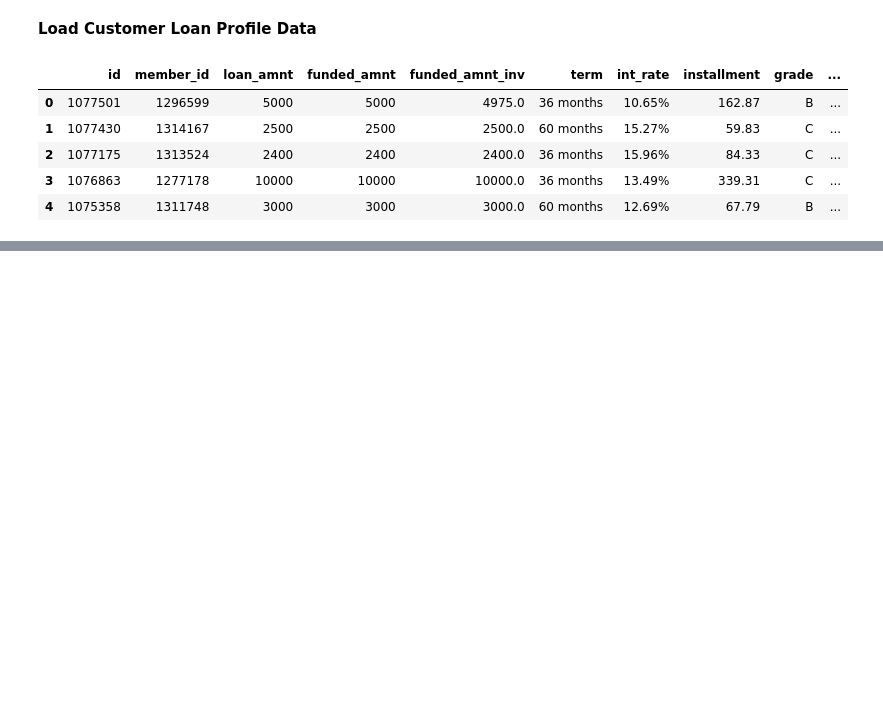
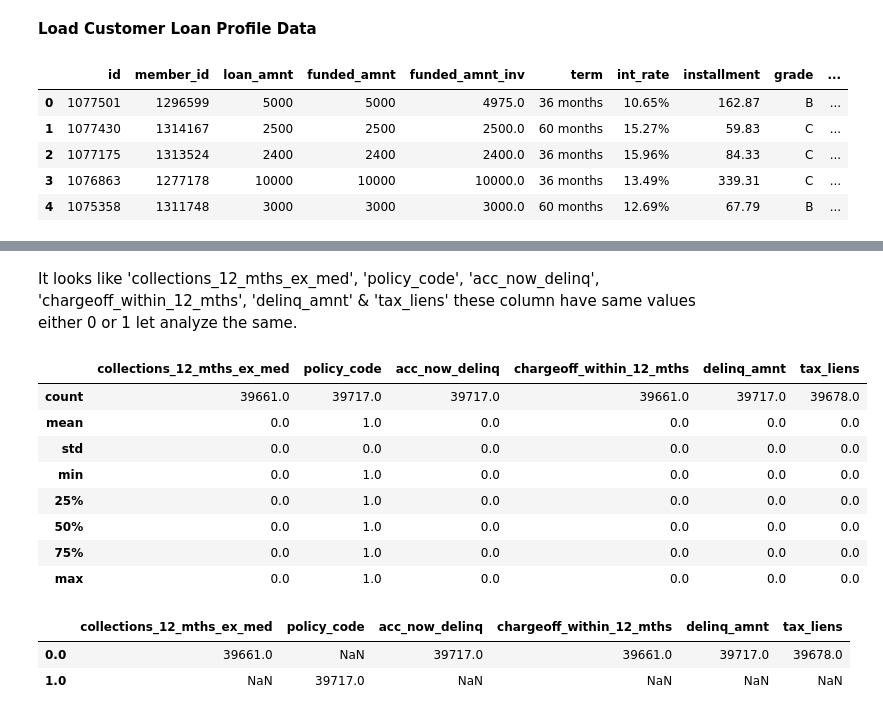
Before and after one commit to ppawar88/DSProject, a Jupyter notebook: Gramener Case Study/Gramener Case Study.ipynb, the cells around one changed output, grey strips where cells are left out. Cells and saved outputs as stored; diff of their text form; code cells hidden in the pictures; blank space fills up the shorter version.

```diff
--- a/Gramener Case Study/Gramener Case Study.ipynb
+++ b/Gramener Case Study/Gramener Case Study.ipynb
@@ -108,0 +168,20 @@ dtype: float64
+# %% [markdown]
+It looks like 'collections_12_mths_ex_med', 'policy_code', 'acc_now_delinq', 'chargeoff_within_12_mths', 'delinq_amnt' & 'tax_liens' these column have same values either 0 or 1 let analyze the same.
+# %%
+dfCust[['collections_12_mths_ex_med','policy_code','acc_now_delinq','chargeoff_within_12_mths','delinq_amnt','tax_liens']].describe()
+# %% [output]
+|  | collections_12_mths_ex_med | policy_code | acc_now_delinq | chargeoff_within_12_mths | delinq_amnt | tax_liens |
+| count | 39661.0 | 39717.0 | 39717.0 | 39661.0 | 39717.0 | 39678.0 |
+| mean | 0.0 | 1.0 | 0.0 | 0.0 | 0.0 | 0.0 |
+| std | 0.0 | 0.0 | 0.0 | 0.0 | 0.0 | 0.0 |
+| min | 0.0 | 1.0 | 0.0 | 0.0 | 0.0 | 0.0 |
+| 25% | 0.0 | 1.0 | 0.0 | 0.0 | 0.0 | 0.0 |
+| 50% | 0.0 | 1.0 | 0.0 | 0.0 | 0.0 | 0.0 |
+| 75% | 0.0 | 1.0 | 0.0 | 0.0 | 0.0 | 0.0 |
+| max | 0.0 | 1.0 | 0.0 | 0.0 | 0.0 | 0.0 |
+# %%
+dfCust[['collections_12_mths_ex_med','policy_code','acc_now_delinq','chargeoff_within_12_mths','delinq_amnt','tax_liens']].apply(pd.Series.value_counts)
+# %% [output]
+|  | collections_12_mths_ex_med | policy_code | acc_now_delinq | chargeoff_within_12_mths | delinq_amnt | tax_liens |
+| 0.0 | 39661.0 | NaN | 39717.0 | 39661.0 | 39717.0 | 39678.0 |
+| 1.0 | NaN | 39717.0 | NaN | NaN | NaN | NaN |
```
Also changed, not shown: parts of 27 cells of this notebook.
